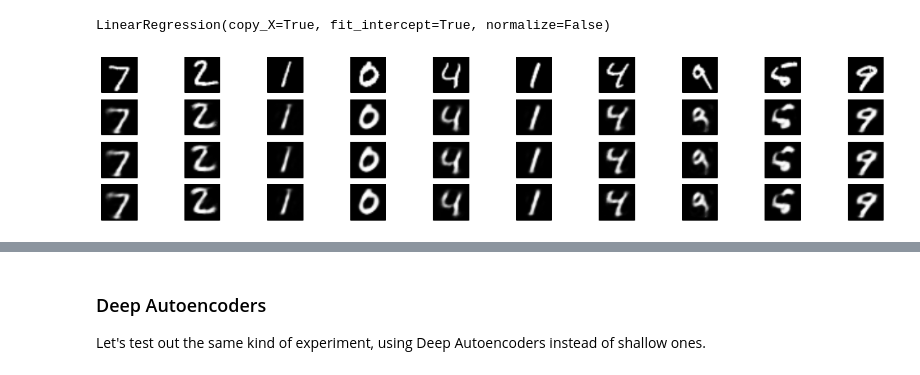
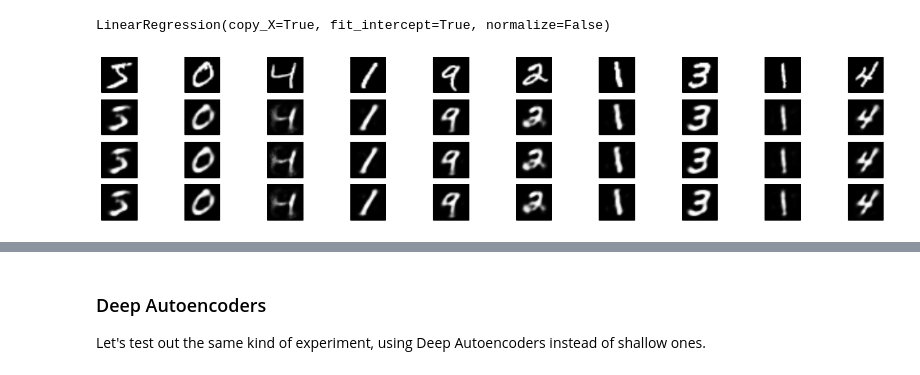
Before and after one commit to lucaslingle/representations, a Jupyter notebook: Representations.ipynb, the cells around one changed output, grey strips where cells are left out. Cells and saved outputs as stored; diff of their text form; code cells hidden in the pictures.

```diff
--- a/Representations.ipynb
+++ b/Representations.ipynb
@@ -249,12 +249,12 @@ LinearRegression(copy_X=True, fit_intercept=True, normalize=False)
 # %%
 # Map all e1 encodings to the space for the a2 autoencoder's e2 encodings.
 e12_codes = clf.predict(e1_codes)
+
+d2_imgs_from_e12_codes = d2.predict(e12_codes)
+
+visualize([X_train, \
+           d1_imgs, \
+           d2_imgs, \
+           d2_imgs_from_e12_codes])
+# %% [output]
+[figure, added]
-# %%
-d2_imgs_from_e12_codes = d2.predict(e12_codes)
-
-visualize([X_test, \
-           d1_imgs, \
-           d2_imgs, \
-           d2_imgs_from_e12_codes])
-# %% [output]
-[figure, removed]
```
Also changed, not shown: parts of 18 cells of this notebook, 1 other file.
